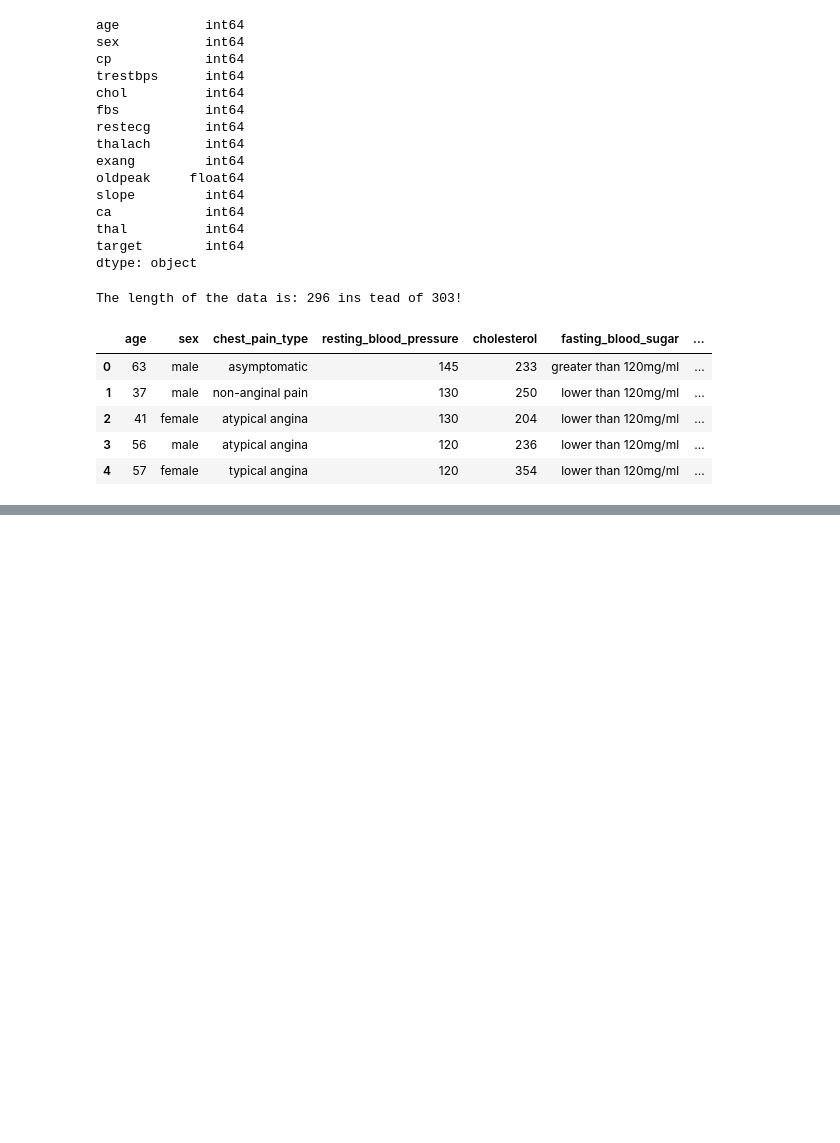
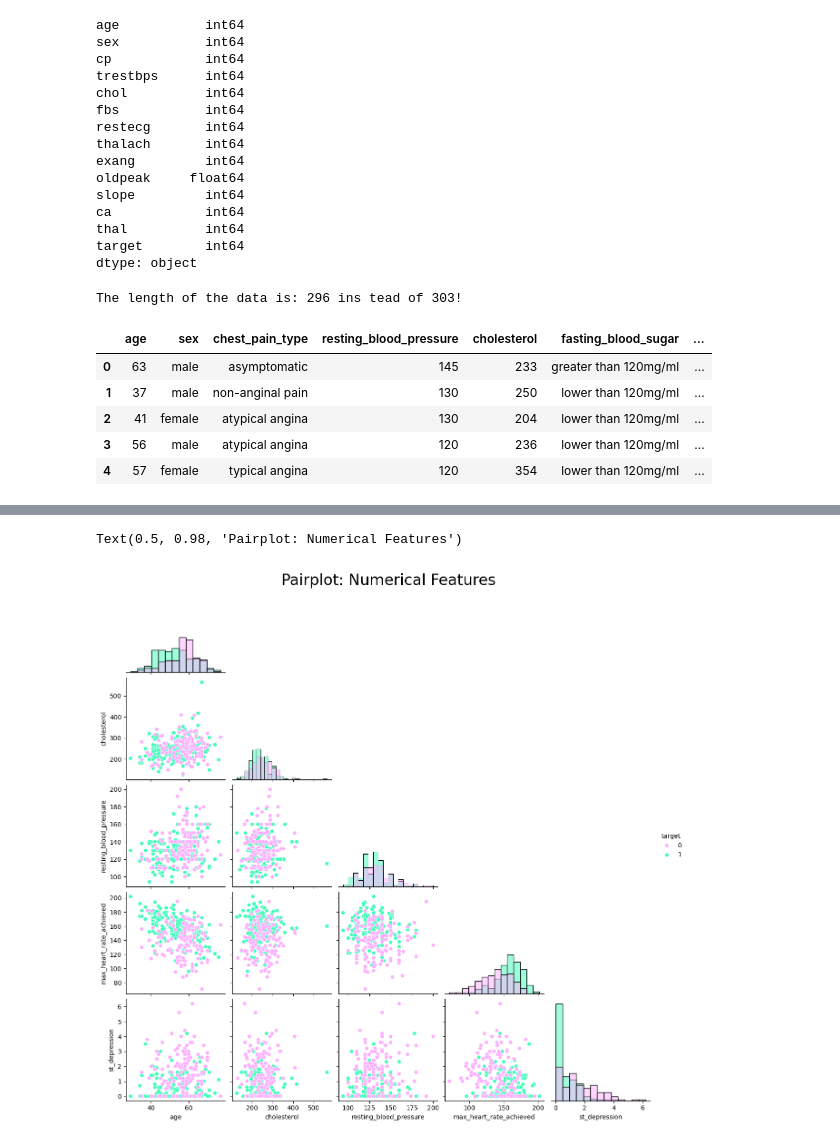
Before and after one commit to ThanhVy-2002/learning_AI, a Jupyter notebook: heart-disease-prediction/python_1.ipynb, the cells around one changed output, grey strips where cells are left out. Drawn from its saved outputs; the diff is of its cells as text; code cells hidden in the pictures; blank space fills up the shorter version.

```diff
--- a/heart-disease-prediction/python_1.ipynb
+++ b/heart-disease-prediction/python_1.ipynb
@@ -96,0 +178,9 @@ data.head()
+# %%
+_ = ['age', 'cholesterol', 'resting_blood_pressure', 'max_heart_rate_achieved', 'st_depression', 'target']
+data_ = data[_]
+
+g = sns.pairplot(data_, hue="target", corner=True, diag_kind='hist', palette=mypal[1::4])
+plt.suptitle('Pairplot: Numerical Features', fontsize=24)
+# %% [output]
+Text(0.5, 0.98, 'Pairplot: Numerical Features')
+[figure, added]
```
Also changed, not shown: parts of 10 cells of this notebook.
